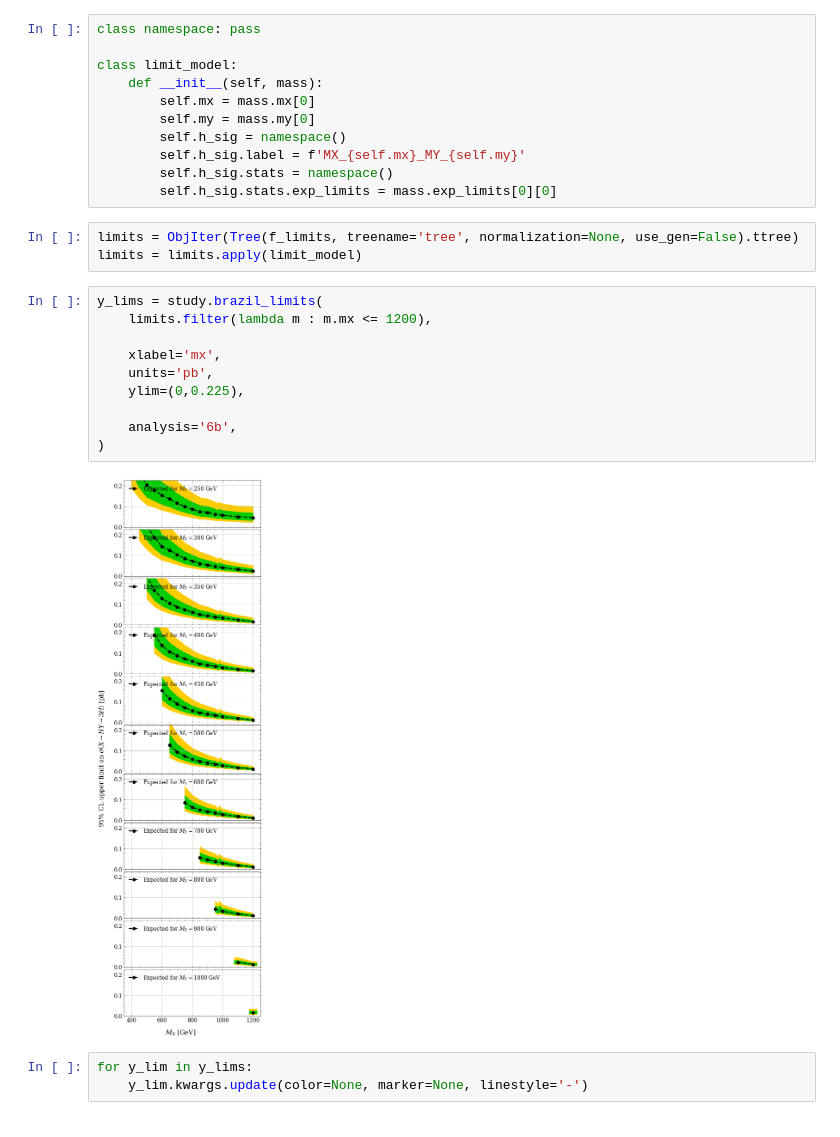
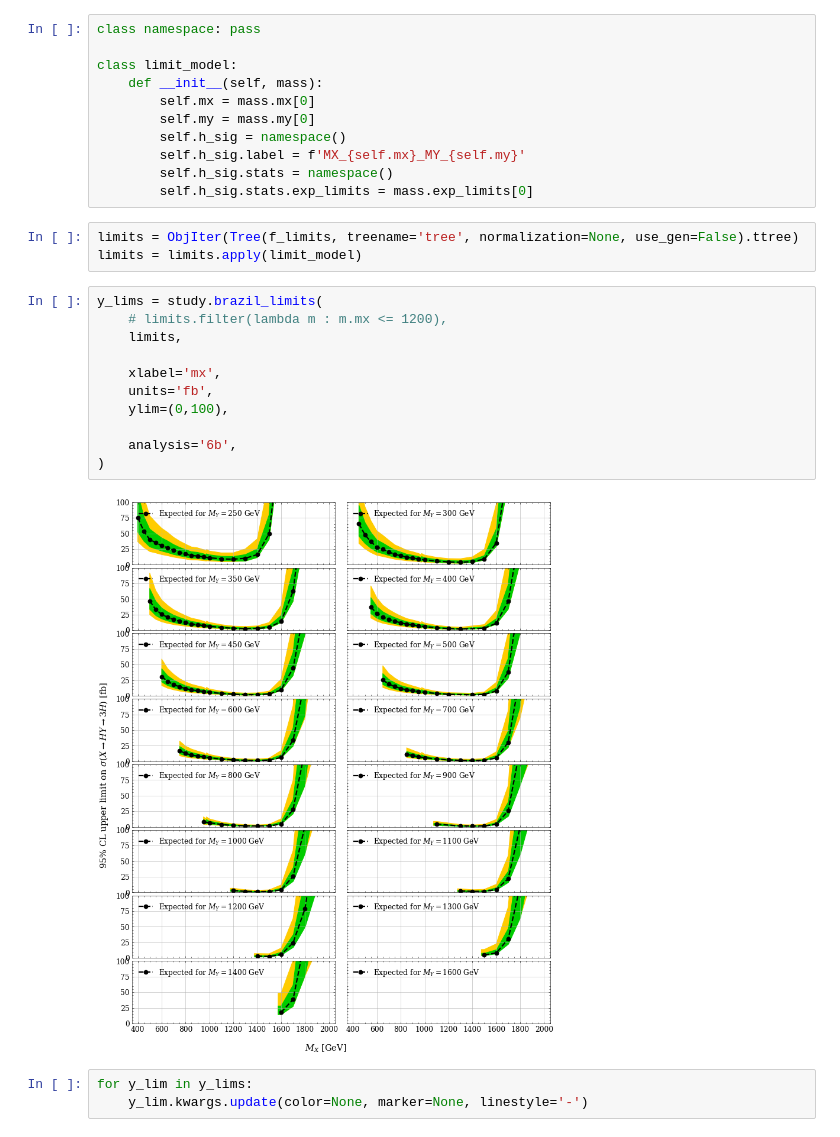
Before and after one commit to ekoenig4/analysis, a Jupyter notebook: jupyter/sixb/sixb_limits.ipynb, the cells around one changed output. Saved outputs shown, nothing was run; the diff lists cells and outputs as text.

```diff
--- a/jupyter/sixb/sixb_limits.ipynb
+++ b/jupyter/sixb/sixb_limits.ipynb
@@ -46,22 +38,23 @@ class limit_model:
         self.h_sig = namespace()
         self.h_sig.label = f'MX_{self.mx}_MY_{self.my}'
         self.h_sig.stats = namespace()
-        self.h_sig.stats.exp_limits = mass.exp_limits[0][0]
+        self.h_sig.stats.exp_limits = mass.exp_limits[0]
 # %%
 limits = ObjIter(Tree(f_limits, treename='tree', normalization=None, use_gen=False).ttree)
 limits = limits.apply(limit_model)
 # %%
 y_lims = study.brazil_limits(
-    limits.filter(lambda m : m.mx <= 1200),
+    # limits.filter(lambda m : m.mx <= 1200),
+    limits,
 
     xlabel='mx',
-    units='pb',
-    ylim=(0,0.225),
+    units='fb',
+    ylim=(0,100),
 
     analysis='6b',
 )
 # %% [output]
-[figure, old version]
+[figure, new version]
 # %%
 for y_lim in y_lims:
     y_lim.kwargs.update(color=None, marker=None, linestyle='-')
```
Also changed, not shown: parts of 4 cells of this notebook, 4 other files.
